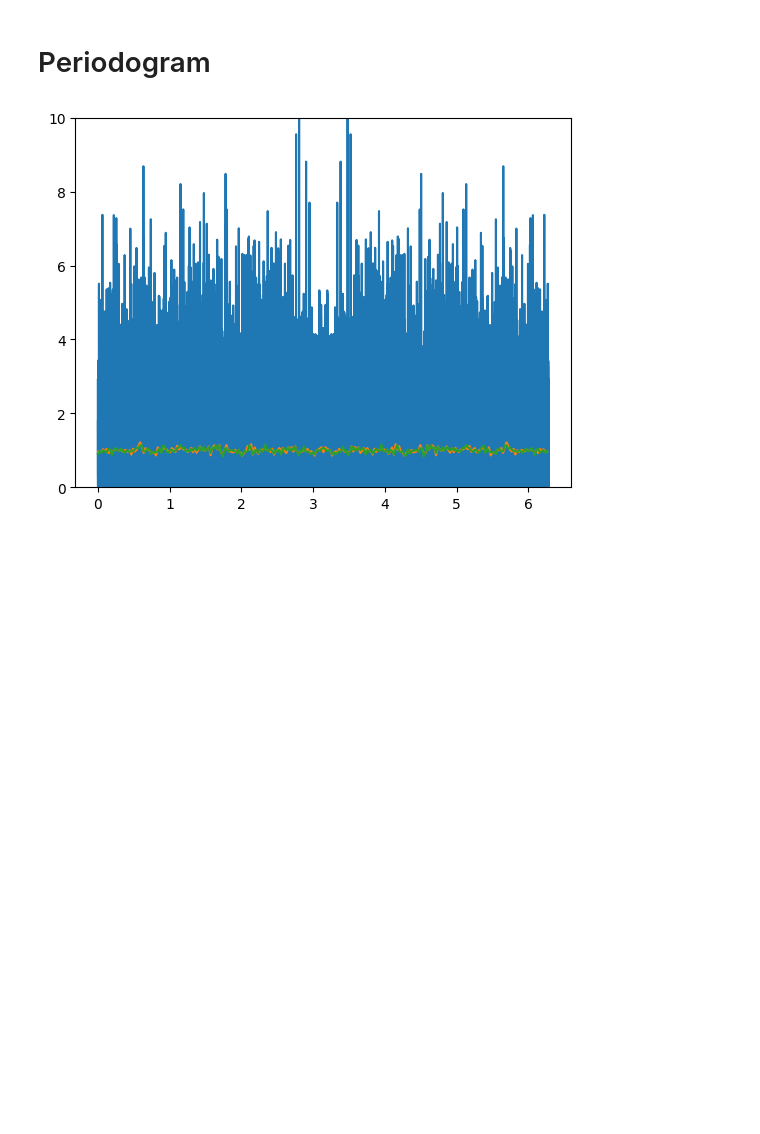
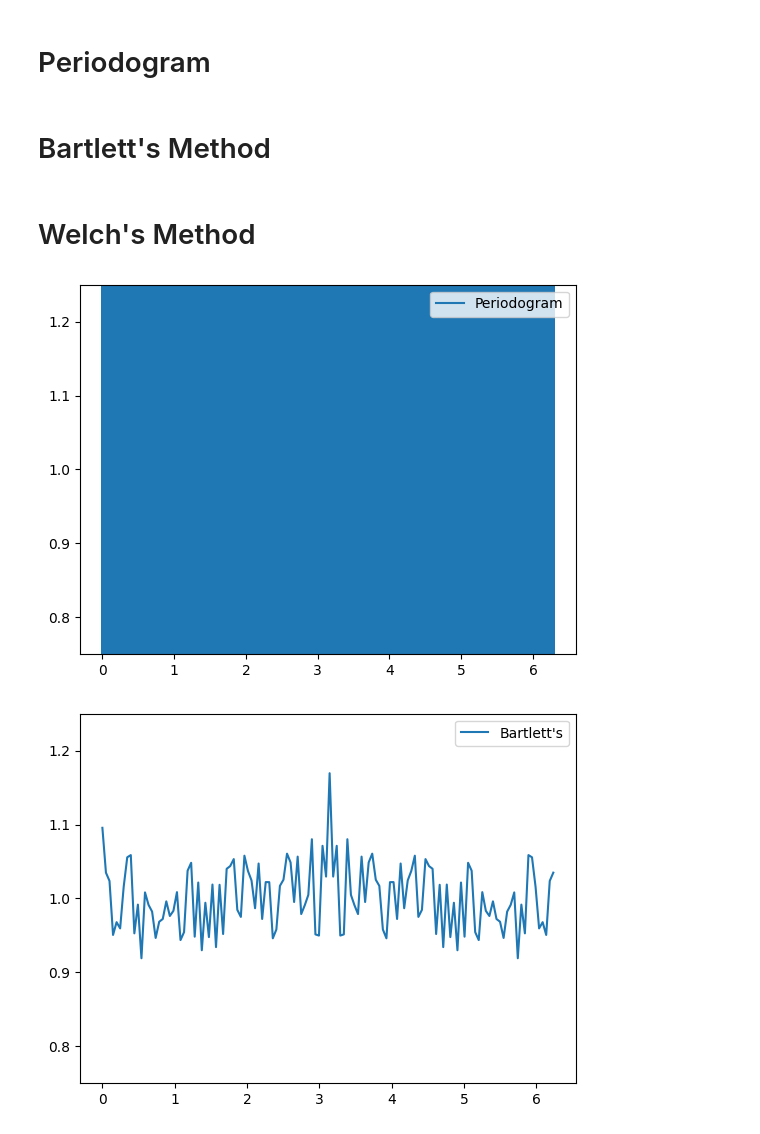
Before and after one commit to thomas6785/notes, a Jupyter notebook: ASP_Tutorials/ASP_5.1.ipynb, the cells around one changed output. Drawn from its saved outputs; the diff is of its cells as text; code cells hidden in the pictures; blank space fills up the shorter version.

```diff
--- a/ASP_Tutorials/ASP_5.1.ipynb
+++ b/ASP_Tutorials/ASP_5.1.ipynb
@@ -16,8 +16,10 @@ X = fft(x)
 X_periodogram = ((np.abs(X))**2)/nSamples
 
 w = 2*np.pi / nSamples * np.arange(nSamples)
+# %% [markdown]
+# Bartlett's Method
 # %%
-bin_size = 256
+bin_size = 128
 bins = int(nSamples/bin_size)-1
 
 X_B = np.zeros(bin_size) # will store the sum of the individual periodogram's, to be averaged
@@ -31,15 +33,19 @@ for k in range(bins):
     m += bin_size
 
 X_B /= bins
+# %% [markdown]
+# Welch's Method
 # %%
-bin_size = 256
-m_inc = int(bin_size*0.8)
+bin_size = 128
+m_inc = int(bin_size*0.5)
 bins = int(nSamples / m_inc)-1
+
+window_function = np.hamming(bin_size)
 
 X_W = np.zeros(bin_size) # will store the sum of the individual periodogram's, to be averaged
 m = 0
 for k in range(bins):
-    s = x[m:m+bin_size]
+    s = x[m:m+bin_size] * window_function
     Xs = fft(s)
     Xs_periodogram = (np.abs(Xs)**2) / bin_size
     X_W += Xs_periodogram
@@ -50,17 +56,24 @@ X_W /= bins
 # %%
 # Periodogram
 w = 2*np.pi * np.arange(len(X_periodogram))/len(X_periodogram)
 plt.plot(w,X_periodogram,label="Periodogram")
+plt.ylim(0.75,1.25)
+plt.legend()
+plt.show()
 
 # Bartlett's
 w = 2*np.pi * np.arange(len(X_B))/len(X_B)
 plt.plot(w,X_B,label="Bartlett's")
+plt.ylim(0.75,1.25)
+plt.legend()
+plt.show()
 
 # Welch's
 w = 2*np.pi * np.arange(len(X_W))/len(X_W)
 plt.plot(w,X_W,label="Welch's")
-
-plt.ylim(0,10)
+plt.ylim(0.75,1.25)
+plt.legend()
 plt.show()
 # %% [output]
-[figure, old version]
+[figure, new version]
+[figure, added]
```
Also changed, not shown: parts of 3 cells of this notebook.
